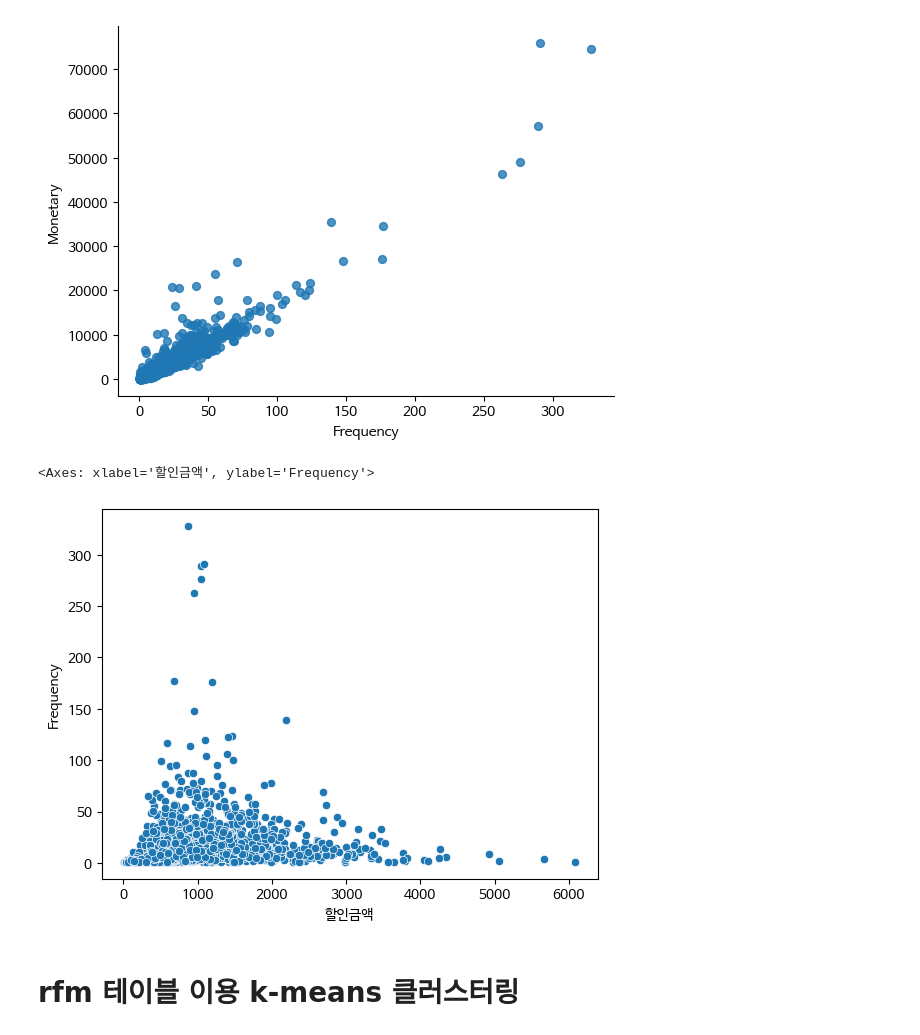
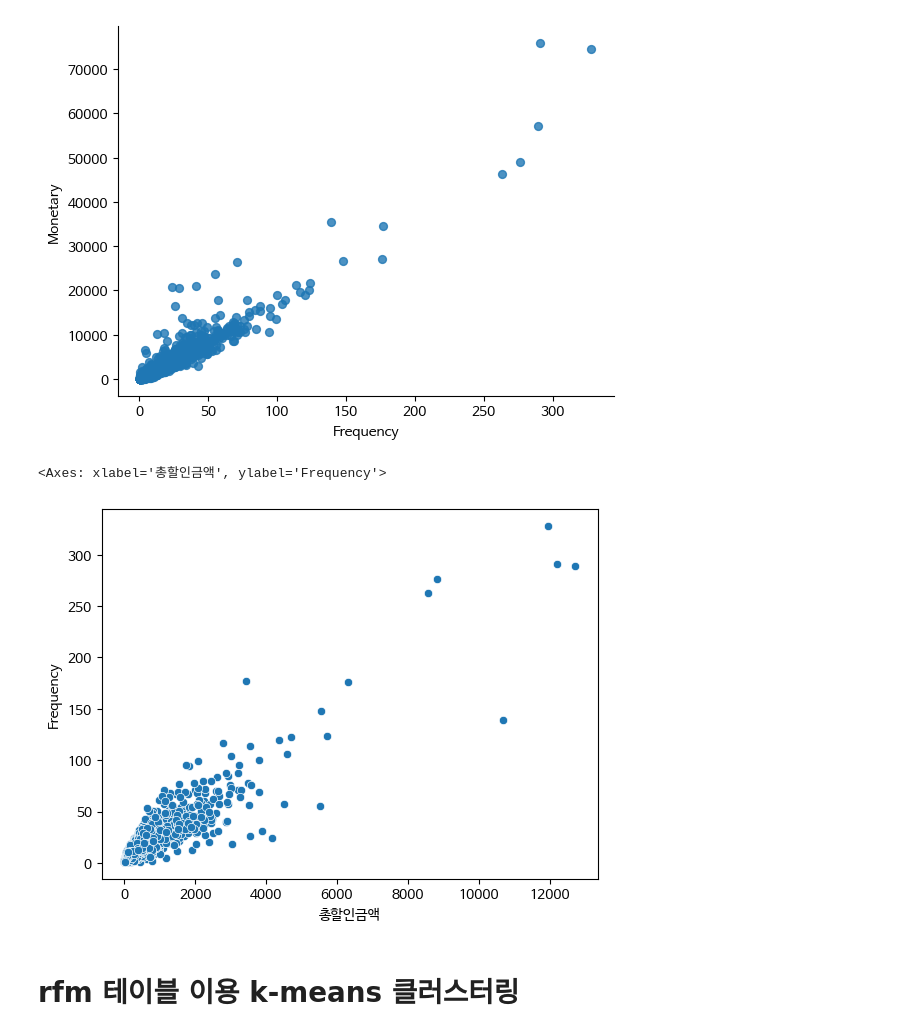
Before and after one commit to ColorConeHead/final_project, a Jupyter notebook: final_project_merge.ipynb, the cells around one changed output. Saved outputs shown, nothing was run; the diff lists cells and outputs as text; code cells hidden in the pictures.

Commit message:
docs_final_project_merge
총할인 컬럼 수정하고 USER_0000 할인금액 계산해서 체크 했습니다.

```diff
--- a/final_project_merge.ipynb
+++ b/final_project_merge.ipynb
@@ -159,11 +164,12 @@ USER_1466    Nest-USA
 USER_1467     Apparel
 Name: 제품카테고리, Length: 1468, dtype: object
 # %%
-# 할인금액을 계산하기 위해 할인율을 이용하여 새로운 컬럼 생성
-df['할인금액'] = df['평균금액'] * df['할인율']
+# 총할인금액 컬럼 생성
+# 기존 고객ID별 할인금액 계산 잘못된 부분 수정했고 USER_0000 구매 확인해서 할인금액 맞는지 확인 했습니다.
+df['총할인금액'] = (df['평균금액'] * df['수량']) * (df['할인율']/100)
 
-# 고객별로 구매당 평균 할인금액 계산
-average_discount_per_purchase = df.groupby('고객ID')['할인금액'].mean()
-average_discount_per_purchase
+# 고객별로 구매당 총 할인금액 계산
+sum_of_discount_per_purchase = df.groupby('고객ID')['총할인금액'].sum()
+sum_of_discount_per_purchase
 # %% [output]
 고객ID
@@ -234,7 +240,7 @@ rfm['평균구매주기'] = rfm['평균구매주기'].dt.days
 # df테이블에서 고객ID별 가장 많이 구매한 카테고리를 rfm 테이블에 추가
 rfm = pd.merge(rfm, customer_preferred_category, how='left', on='고객ID').rename(columns={'제품카테고리':'최다구매카테고리'})
 # %%
-rfm = pd.merge(rfm, average_discount_per_purchase, how='left', on='고객ID')
+rfm = pd.merge(rfm, sum_of_discount_per_purchase, how='left', on='고객ID')
 # %%
 # 클러스터링에 사용할 유저 특성 테이블
 rfm
@@ -260,10 +266,10 @@ plt.gca().spines[['top', 'right',]].set_visible(False)
 [figure]
 # %%
 # 할인을 많이 해줘도 Frequency, Monetary가 크진 않음
-sns.scatterplot(data = rfm, x = '할인금액', y = 'Frequency')
+sns.scatterplot(data = rfm, x = '총할인금액', y = 'Frequency')
 # %% [output]
-<Axes: xlabel='할인금액', ylabel='Frequency'>
+<Axes: xlabel='총할인금액', ylabel='Frequency'>
-[figure, old version]
+[figure, new version]
 # %%
 rfm.to_csv('user_feature.csv')
 # %% [markdown]
```
Also changed, not shown: parts of 7 cells of this notebook.
